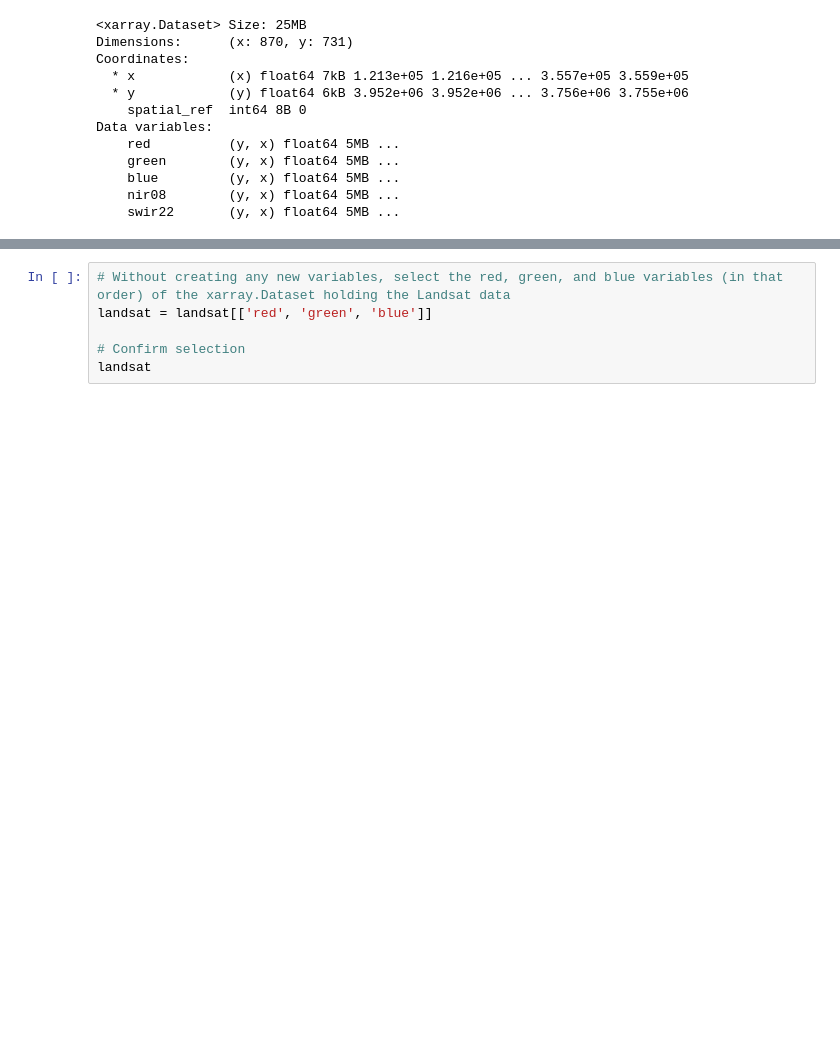
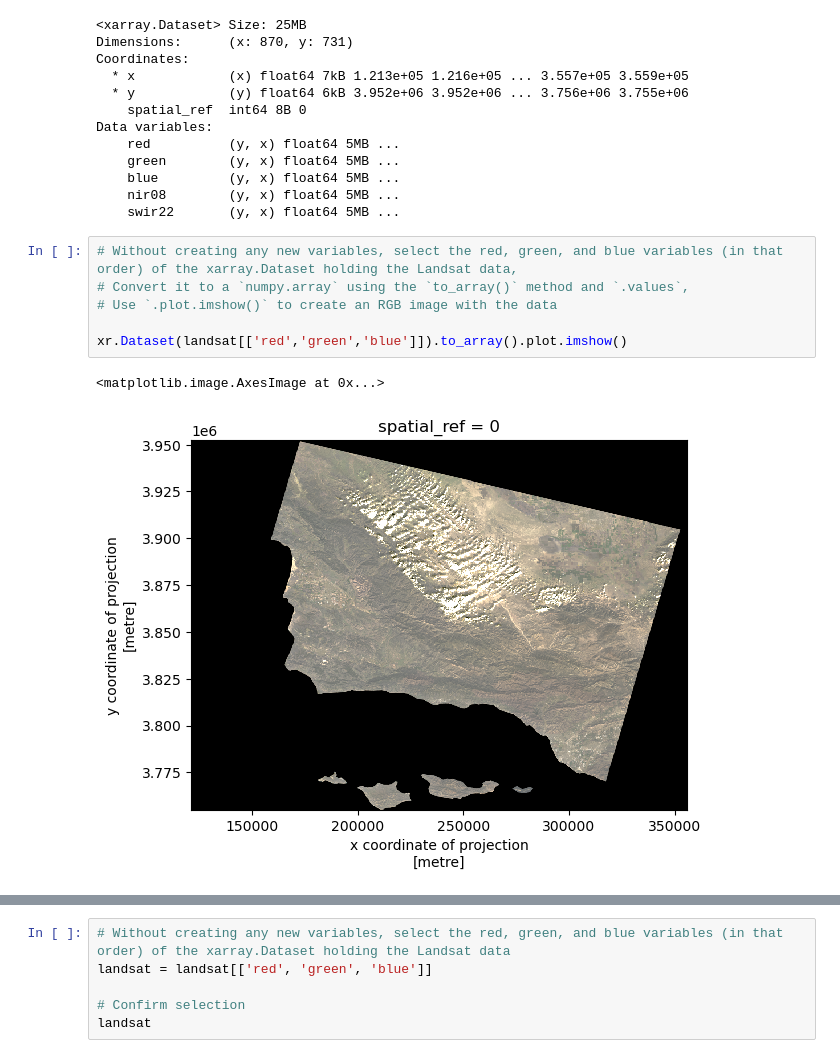
Before and after one commit to evajnewby/2017-thomas-fire-analysis, a Jupyter notebook: hwk4-task2-false-color-Newby.ipynb, the cells around one changed output, grey strips where cells are left out. Saved outputs shown, nothing was run; the diff lists cells and outputs as text; blank space fills up the shorter version.

Commit message:
Create true color image

```diff
--- a/hwk4-task2-false-color-Newby.ipynb
+++ b/hwk4-task2-false-color-Newby.ipynb
@@ -77,3 +77,12 @@ Data variables:
     blue         (y, x) float64 5MB ...
     nir08        (y, x) float64 5MB ...
     swir22       (y, x) float64 5MB ...
+# %%
+# Without creating any new variables, select the red, green, and blue variables (in that order) of the xarray.Dataset holding the Landsat data,
+# Convert it to a `numpy.array` using the `to_array()` method and `.values`,
+# Use `.plot.imshow()` to create an RGB image with the data
+
+xr.Dataset(landsat[['red','green','blue']]).to_array().plot.imshow()
+# %% [output]
+<matplotlib.image.AxesImage at 0x...>
+[figure, added]
```
Also changed, not shown: parts of 6 cells of this notebook.
